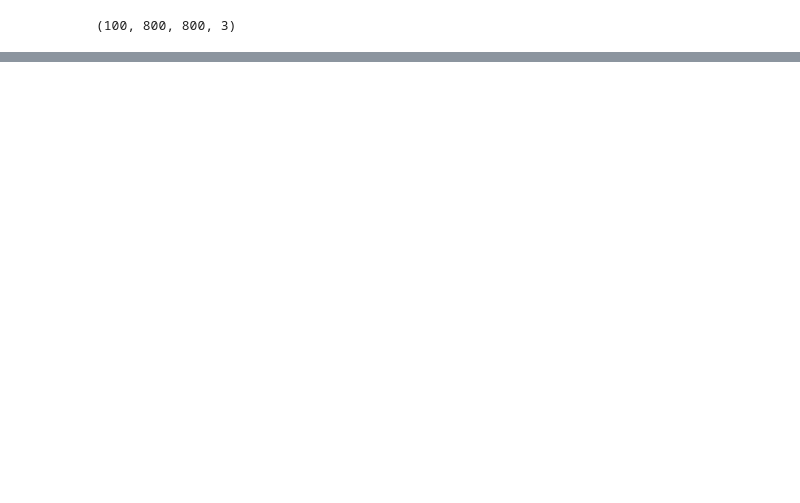
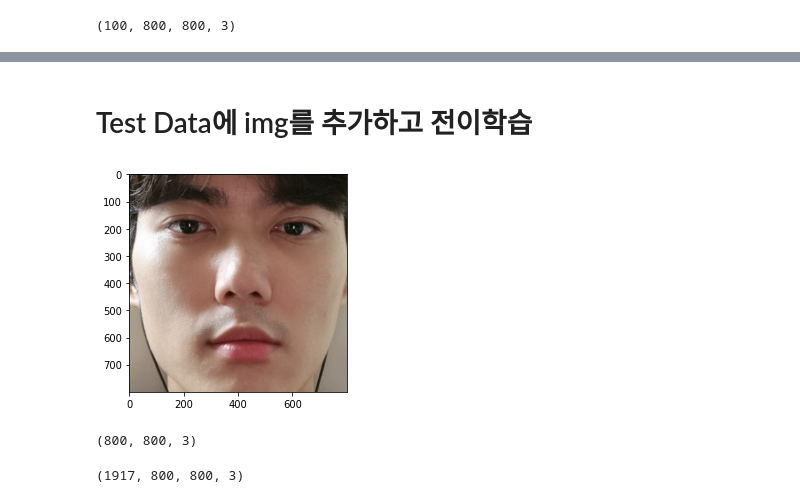
Before and after one commit to CSID-DGU/2021-1-OSSP1-Debugger-4, a Jupyter notebook: Training_K_Face_model_with_Server.ipynb, the cells around one changed output, grey strips where cells are left out. Cells and saved outputs as stored; diff of their text form; code cells hidden in the pictures; blank space fills up the shorter version.

```diff
--- a/Training_K_Face_model_with_Server.ipynb
+++ b/Training_K_Face_model_with_Server.ipynb
@@ -194,0 +369,2 @@ Clipping input data to the valid range for imshow with RGB data ([0..1] for floa
+# %% [markdown]
+# Test Data에 img를 추가하고 전이학습
@@ -194,0 +377,37 @@ Clipping input data to the valid range for imshow with RGB data ([0..1] for floa
+# %%
+testpath = 'testCaptain.jpg'
+
+img_target = cv2.imread(testpath)
+plt.imshow(cv2.cvtColor(img_target, cv2.COLOR_BGR2RGB))
+plt.show()
+
+print(img_target.shape)
+# %% [output]
+[figure, added]
+(800, 800, 3)
+# %%
+import glob
+
+#팀장 데이터 불러오기 (Pre-Trained Model에 추가학습용) -> 동영상 프레임 추출 사진
+minsu = glob.glob('./TransferLearningImages/videoimage3/*.png')
+test_minsu = []
+for _ in range(0,len(minsu)):
+  img = cv2.imread(minsu[_])
+  img = cv2.cvtColor(img, cv2.COLOR_BGR2RGB)
+  test_minsu.append(img.astype("float32")/255.0)
+
+img_target = cv2.cvtColor(img_target, cv2.COLOR_BGR2RGB)
+img_target = img_target.astype("float32")/255.0
+#무지성 5회 추가
+test_minsu.append(img_target)
+test_minsu.append(img_target)
+test_minsu.append(img_target)
+test_minsu.append(img_target)
+test_minsu.append(img_target)
+
+test_minsu = np.array(test_minsu)
+#np.random.shuffle(test_minsu)
+
+print(test_minsu.shape)
+# %% [output]
+(1917, 800, 800, 3)
```
Also changed, not shown: parts of 48 cells of this notebook.
